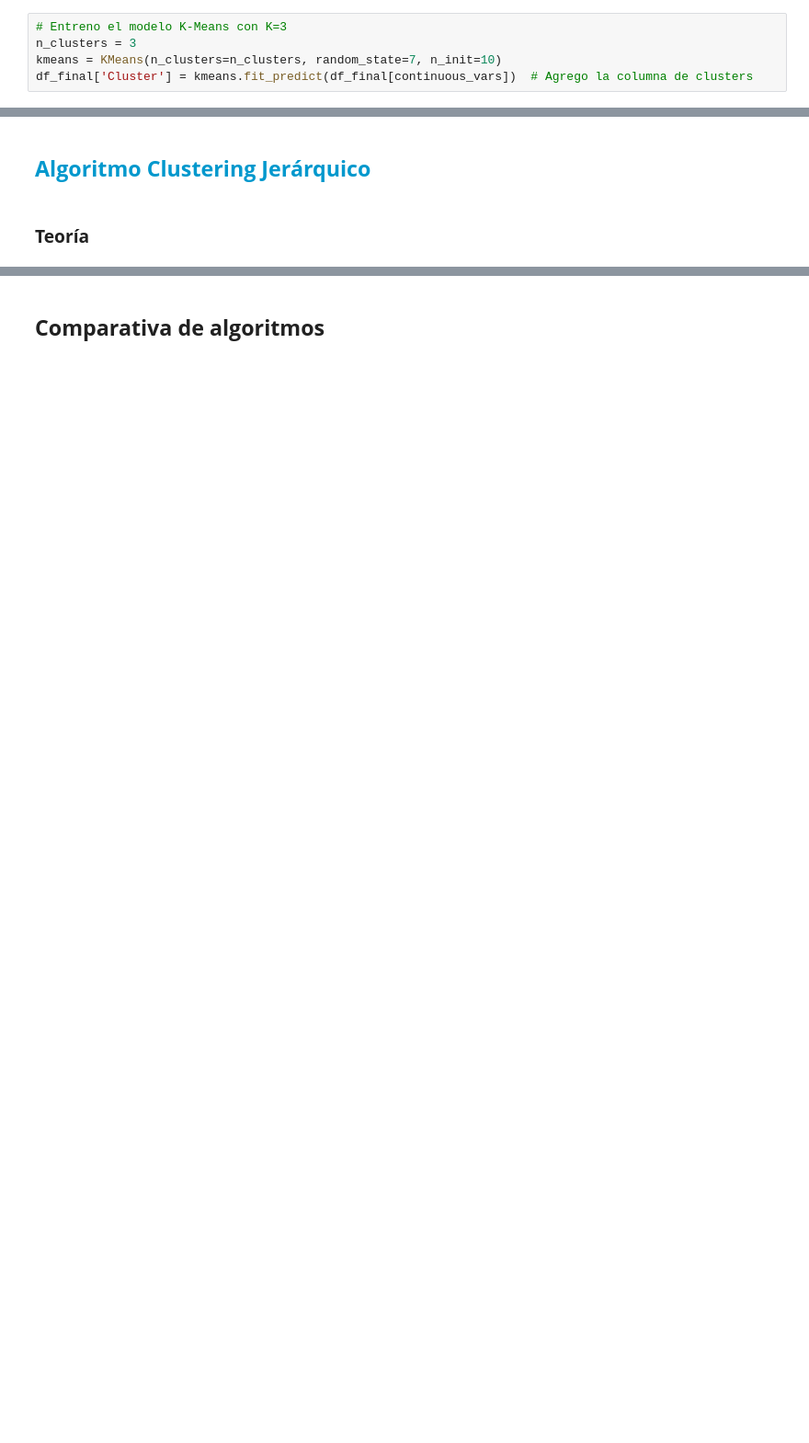
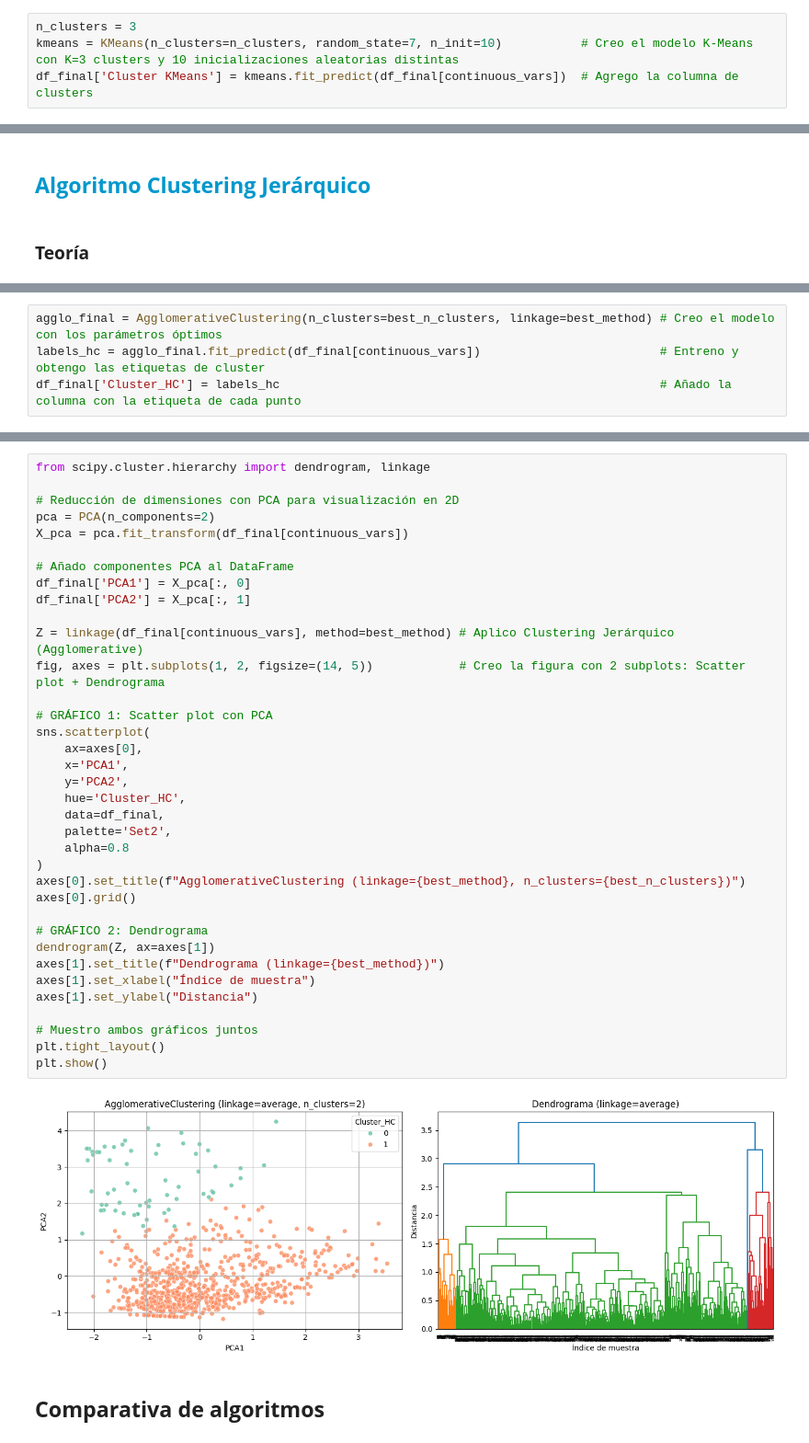
Before and after one commit to Rubenjme/Unsupervised_Learning_Clusters, a Jupyter notebook: Clustering.ipynb, the cells around one changed output, grey strips where cells are left out. Shown: that part at 92% size. Drawn from its saved outputs; the diff is of its cells as text; blank space fills up the shorter version.

Commit message:
Se completa el algoritmode Clustering Jerárquico

```diff
--- a/Clustering.ipynb
+++ b/Clustering.ipynb
@@ -399,9 +399,8 @@ El Silhouette Score más alto se obtiene con K=3, por lo que este será el valor
 # %% [markdown]
 ### **Entrenamiento de K-Means**
 # %%
-# Entreno el modelo K-Means con K=3
 n_clusters = 3
-kmeans = KMeans(n_clusters=n_clusters, random_state=7, n_init=10)
-df_final['Cluster'] = kmeans.fit_predict(df_final[continuous_vars])  # Agrego la columna de clusters
+kmeans = KMeans(n_clusters=n_clusters, random_state=7, n_init=10)           # Creo el modelo K-Means con K=3 clusters y 10 inicializaciones aleatorias distintas
+df_final['Cluster KMeans'] = kmeans.fit_predict(df_final[continuous_vars])  # Agrego la columna de clusters
 # %%
 # Calculo las medias de cada cluster
@@ -679,0 +736,4 @@ La forma en que se mide la distancia entre clusters afecta los resultados. Los m
+# %%
+agglo_final = AgglomerativeClustering(n_clusters=best_n_clusters, linkage=best_method) # Creo el modelo con los parámetros óptimos
+labels_hc = agglo_final.fit_predict(df_final[continuous_vars])                         # Entreno y obtengo las etiquetas de cluster
+df_final['Cluster_HC'] = labels_hc                                                     # Añado la columna con la etiqueta de cada punto
@@ -680,2 +742,40 @@ La forma en que se mide la distancia entre clusters afecta los resultados. Los m
+# %%
+from scipy.cluster.hierarchy import dendrogram, linkage
+
+# Reducción de dimensiones con PCA para visualización en 2D
+pca = PCA(n_components=2)
+X_pca = pca.fit_transform(df_final[continuous_vars])
+
+# Añado componentes PCA al DataFrame
+df_final['PCA1'] = X_pca[:, 0]
+df_final['PCA2'] = X_pca[:, 1]
+
+Z = linkage(df_final[continuous_vars], method=best_method) # Aplico Clustering Jerárquico (Agglomerative)
+fig, axes = plt.subplots(1, 2, figsize=(14, 5))            # Creo la figura con 2 subplots: Scatter plot + Dendrograma
+
+# GRÁFICO 1: Scatter plot con PCA
+sns.scatterplot(
+    ax=axes[0],
+    x='PCA1',
+    y='PCA2',
+    hue='Cluster_HC',
+    data=df_final,
+    palette='Set2',
+    alpha=0.8
+)
+axes[0].set_title(f"AgglomerativeClustering (linkage={best_method}, n_clusters={best_n_clusters})")
+axes[0].grid()
+
+# GRÁFICO 2: Dendrograma
+dendrogram(Z, ax=axes[1])
+axes[1].set_title(f"Dendrograma (linkage={best_method})")
+axes[1].set_xlabel("Índice de muestra")
+axes[1].set_ylabel("Distancia")
+
+# Muestro ambos gráficos juntos
+plt.tight_layout()
+plt.show()
+# %% [output]
+[figure, added]
 # %% [markdown]
 ## **Comparativa de algoritmos**
```
Also changed, not shown: parts of 6 cells of this notebook.
